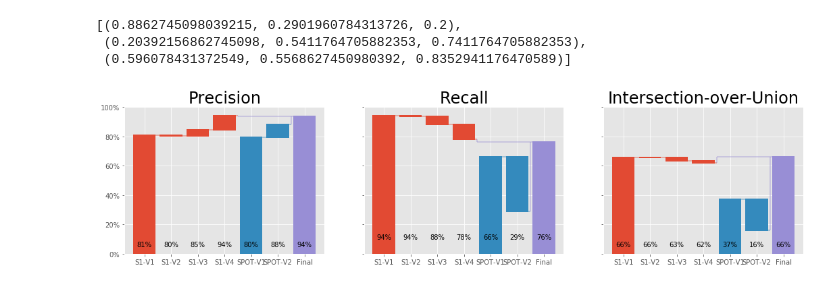
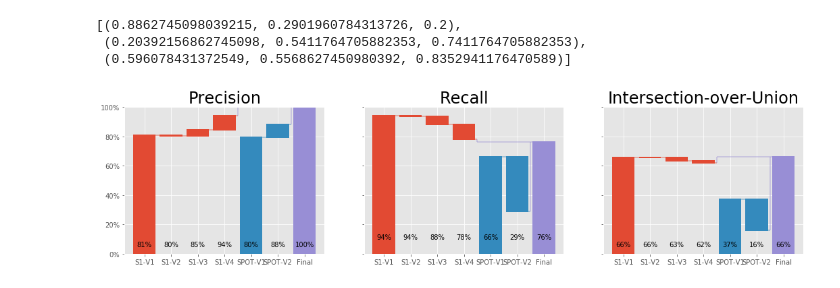
Before and after one commit to Lkruitwagen/solar-pv-global-inventory, a Jupyter notebook: solarpv/analysis/quality/precision-recall.ipynb, the cells around one changed output. Saved outputs shown, nothing was run; the diff lists cells and outputs as text; code cells hidden in the pictures.

Commit message:
move analysis files around, rename

```diff
--- a/solarpv/analysis/precision_recall/precision-recall.ipynb
+++ b/solarpv/analysis/quality/precision-recall.ipynb
@@ -11,6 +11,8 @@ import yaml
 import pickle
 import matplotlib.pyplot as plt
 gpd.options.use_pygeos=False
+# %%
+root = '/home/lucas/repos/solar-pv-global-inventory'
 # %% [markdown]
 - Combine airbus and cv polygons
 - get S2-shaped tiles for all polygons
@@ -403,14 +405,16 @@ fig.savefig('../analysis/P-R-iou.png')
 # %% [markdown]
 ### Single measure 10k+
 # %%
-res_dict = pickle.load(open('./res_dict_gt10k.pickle','rb'))# open('../../data/res_dict.pkl','rb'))
-iou_dict = pickle.load(open('./iou_dict_gt10k.pickle','rb'))# open('../../data/iou_dict.pickle','rb'))
+res_dict = pickle.load(open(os.path.join(root,'data','res_dict_gt10k.pickle'),'rb'))# open('../../data/res_dict.pkl','rb'))
+iou_dict = pickle.load(open(os.path.join(root,'data','iou_dict_gt10k.pickle'),'rb'))# open('../../data/iou_dict.pickle','rb'))
 # %%
 for key, vv in res_dict.items():
     for ar,vv2 in vv.items():
         vv2['iou'] = iou_dict[key][ar]['iou']
         vv2['iou_neg'] = iou_dict[key][ar]['iou_neg']
         #vv2['iou_pos'] = iou_dict[key][ar]['iou_pos']
+# %%
+res_dict['compiled_final'][0]['P']=1.0
 # %%
 res_dict
 # %% [output]
@@ -467,6 +471,8 @@ gg_colors
 [(0.8862745098039215, 0.2901960784313726, 0.2),
  (0.20392156862745098, 0.5411764705882353, 0.7411764705882353),
  (0.596078431372549, 0.5568627450980392, 0.8352941176470589)]
+# %%
+area_bins = [1e4, 1e10]
 # %%
 fig, axs = plt.subplots(len(area_bins)-1,3,figsize=(18,4),sharey=True, sharex=True)
 axs = axs.reshape((1,-1))
@@ -474,7 +480,7 @@ axs = axs.reshape((1,-1))
 for ii_a in range(len(area_bins)-1):
 
     for ii_ax, M in enumerate(['P','R','iou_neg']):
-        full_bars= [res_dict[kk][ii_a][M] for kk in gdfs.keys()]
+        full_bars= [res_dict[kk][ii_a][M] for kk in res_dict.keys()]
 
         bars = [full_bars[0]] + \
             [(full_bars[ii] - full_bars[ii-1]) for ii in range(1,4)] + \
@@ -496,33 +502,33 @@ for ii_a in range(len(area_bins)-1):
 
 
         line_segments = LineCollection(segs, colors=[gg_colors[0]]*4 + [gg_colors[1]]*2 + [gg_colors[2]]*3, alpha=0.5)
         axs[ii_a,ii_ax].add_collection(line_segments)
 
         colors = [gg_colors[0]]*4 + [gg_colors[1]]*2 + [gg_colors[2]]
 
 
-        axs[ii_a,ii_ax].bar(range(len(gdfs.keys())),bars, bottom=bottoms, edgecolor=colors, linewidth=2,color=colors)
+        axs[ii_a,ii_ax].bar(range(len(res_dict.keys())),bars, bottom=bottoms, edgecolor=colors, linewidth=2,color=colors)
 
         for ii in range(7):
             H=0.05
             if ((M=='R' and ii_a==0) or (M=='iou_neg' and ii_a)):
                 H=.1
 
             axs[ii_a,ii_ax].text(ii,H,f'{full_bars[ii]:.0%}', horizontalalignment='center')
 
 
         axs[ii_a,ii_ax].set_xticklabels(['','S1-V1','S1-V2','S1-V3','S1-V4','SPOT-V1','SPOT-V2','Final'])
 
         if ii_a==0:
             axs[ii_a,ii_ax].set_title(title_dict[M],fontsize=24)
             axs[ii_a,ii_ax].set_ylim([0,1])
 
 
 
     axs[ii_a,0].yaxis.set_major_formatter(mtick.PercentFormatter(1))
 
     #axs[ii_a,0].set_ylabel(f'Installation area > 10,000m$^2$')
 
-fig.savefig('../analysis/P-R-iou_single.png')
+fig.savefig(os.path.join(root,'makefigs','P-R-iou_single.png'))
 # %% [output]
-[figure, old version]
+[figure, new version]
```
Also changed, not shown: parts of 1 cell of this notebook, 3 other files.
